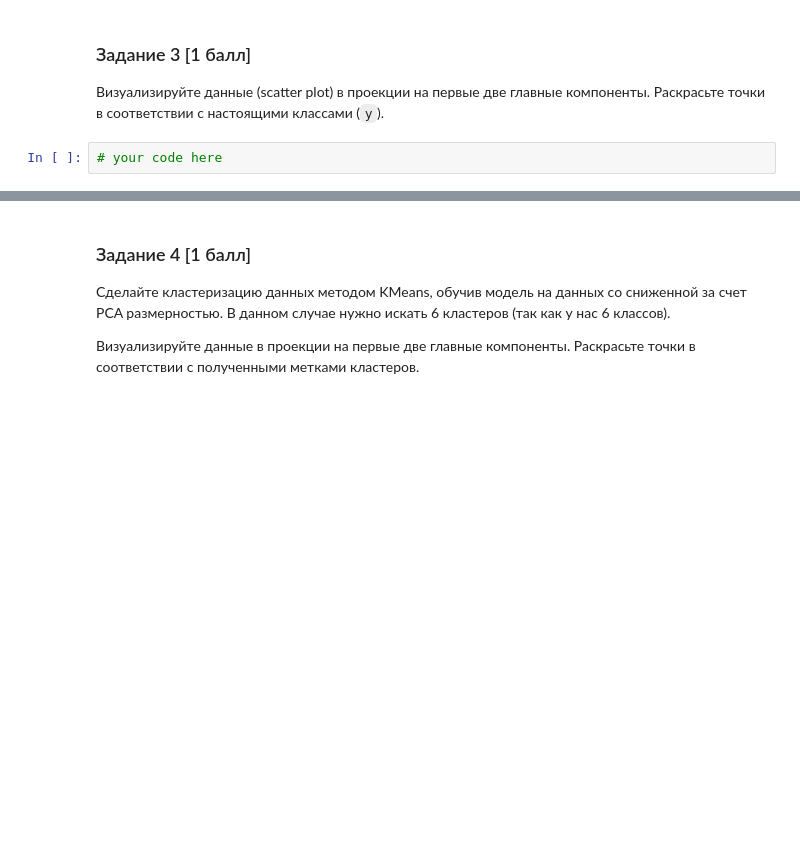
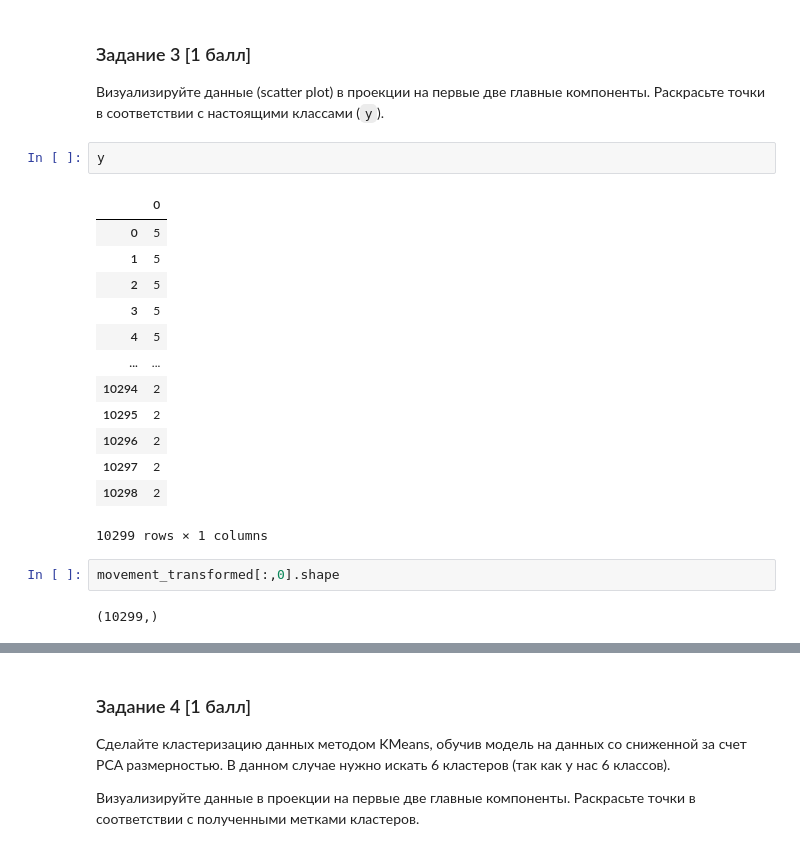
Before and after one commit to ksetdekov/ml_dpo_2021, a Jupyter notebook: hw/hw5/hw05.ipynb, the cells around one changed output, grey strips where cells are left out. Saved outputs shown, nothing was run; the diff lists cells and outputs as text; blank space fills up the shorter version.

```diff
--- a/hw/hw5/hw05.ipynb
+++ b/hw/hw5/hw05.ipynb
@@ -480,5 +480,23 @@ print(f'Число главных компонент :{n_pca}, объясняю
 
 
 Визуализируйте данные (scatter plot) в проекции на первые две главные компоненты. Раскрасьте точки в соответствии с настоящими классами (`y`).
-# %%
-# your code here
+# %%
+y
+# %% [output]
+|  | 0 |
+| 0 | 5 |
+| 1 | 5 |
+| 2 | 5 |
+| 3 | 5 |
+| 4 | 5 |
+| ... | ... |
+| 10294 | 2 |
+| 10295 | 2 |
+| 10296 | 2 |
+| 10297 | 2 |
+| 10298 | 2 |
+10299 rows × 1 columns
+# %%
+movement_transformed[:,0].shape
+# %% [output]
+(10299,)
```
Also changed, not shown: parts of 2 cells of this notebook.
